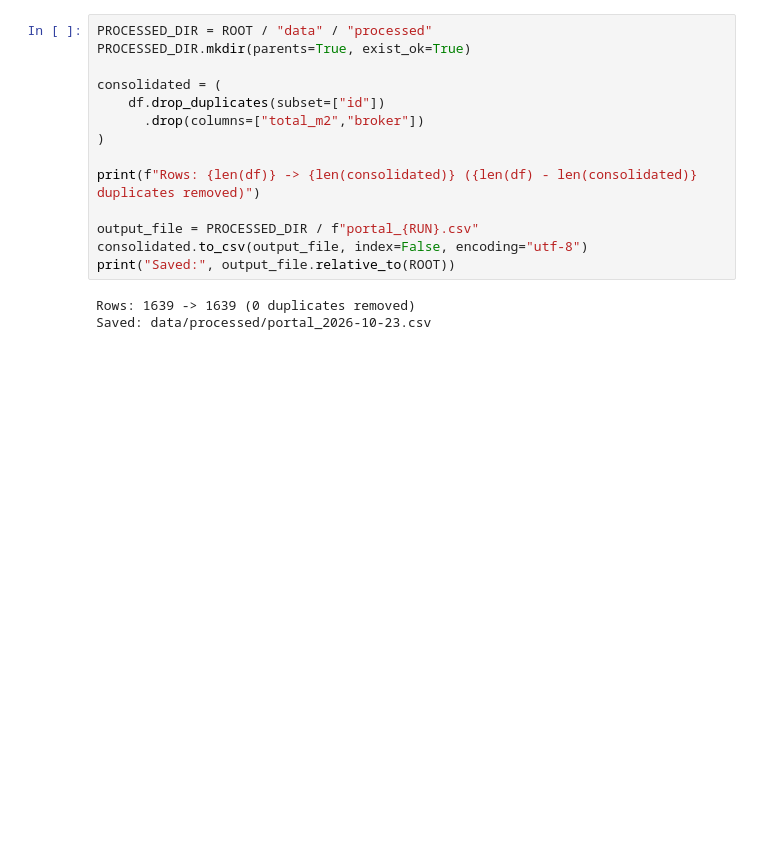
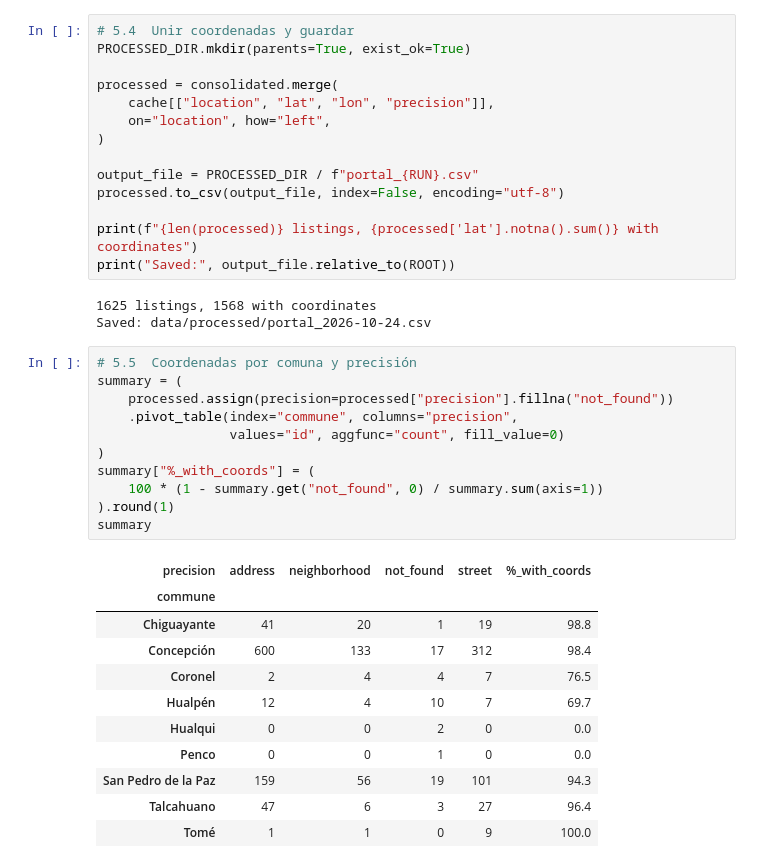
Before and after one commit to ianMLC/arriendo-gran-concepcion, a Jupyter notebook: notebooks/01_portal.ipynb, the cells around one changed output. Cells and saved outputs as stored; diff of their text form; blank space fills up the shorter version.

```diff
--- a/notebooks/01_portal.ipynb
+++ b/notebooks/01_portal.ipynb
@@ -124,17 +185,40 @@ pd.DataFrame({
 # %%
-PROCESSED_DIR = ROOT / "data" / "processed"
+# 5.4  Unir coordenadas y guardar
 PROCESSED_DIR.mkdir(parents=True, exist_ok=True)
 
-consolidated = (
-    df.drop_duplicates(subset=["id"])
-      .drop(columns=["total_m2","broker"])
+processed = consolidated.merge(
+    cache[["location", "lat", "lon", "precision"]],
+    on="location", how="left",
 )
 
-print(f"Rows: {len(df)} -> {len(consolidated)} ({len(df) - len(consolidated)} duplicates removed)")
+output_file = PROCESSED_DIR / f"portal_{RUN}.csv"
+processed.to_csv(output_file, index=False, encoding="utf-8")
 
-output_file = PROCESSED_DIR / f"portal_{RUN}.csv"
-consolidated.to_csv(output_file, index=False, encoding="utf-8")
+print(f"{len(processed)} listings, {processed['lat'].notna().sum()} with coordinates")
 print("Saved:", output_file.relative_to(ROOT))
 # %% [output]
-Rows: 1639 -> 1639 (0 duplicates removed)
-Saved: data/processed/portal_2026-10-23.csv
+1625 listings, 1568 with coordinates
+Saved: data/processed/portal_2026-10-24.csv
+# %%
+# 5.5  Coordenadas por comuna y precisión
+summary = (
+    processed.assign(precision=processed["precision"].fillna("not_found"))
+    .pivot_table(index="commune", columns="precision",
+                 values="id", aggfunc="count", fill_value=0)
+)
+summary["%_with_coords"] = (
+    100 * (1 - summary.get("not_found", 0) / summary.sum(axis=1))
+).round(1)
+summary
+# %% [output]
+| precision | address | neighborhood | not_found | street | %_with_coords |
+| commune |  |  |  |  |  |
+| Chiguayante | 41 | 20 | 1 | 19 | 98.8 |
+| Concepción | 600 | 133 | 17 | 312 | 98.4 |
+| Coronel | 2 | 4 | 4 | 7 | 76.5 |
+| Hualpén | 12 | 4 | 10 | 7 | 69.7 |
+| Hualqui | 0 | 0 | 2 | 0 | 0.0 |
+| Penco | 0 | 0 | 1 | 0 | 0.0 |
+| San Pedro de la Paz | 159 | 56 | 19 | 101 | 94.3 |
+| Talcahuano | 47 | 6 | 3 | 27 | 96.4 |
+| Tomé | 1 | 1 | 0 | 9 | 100.0 |
```
Also changed, not shown: parts of 22 cells of this notebook, 4 other files.
